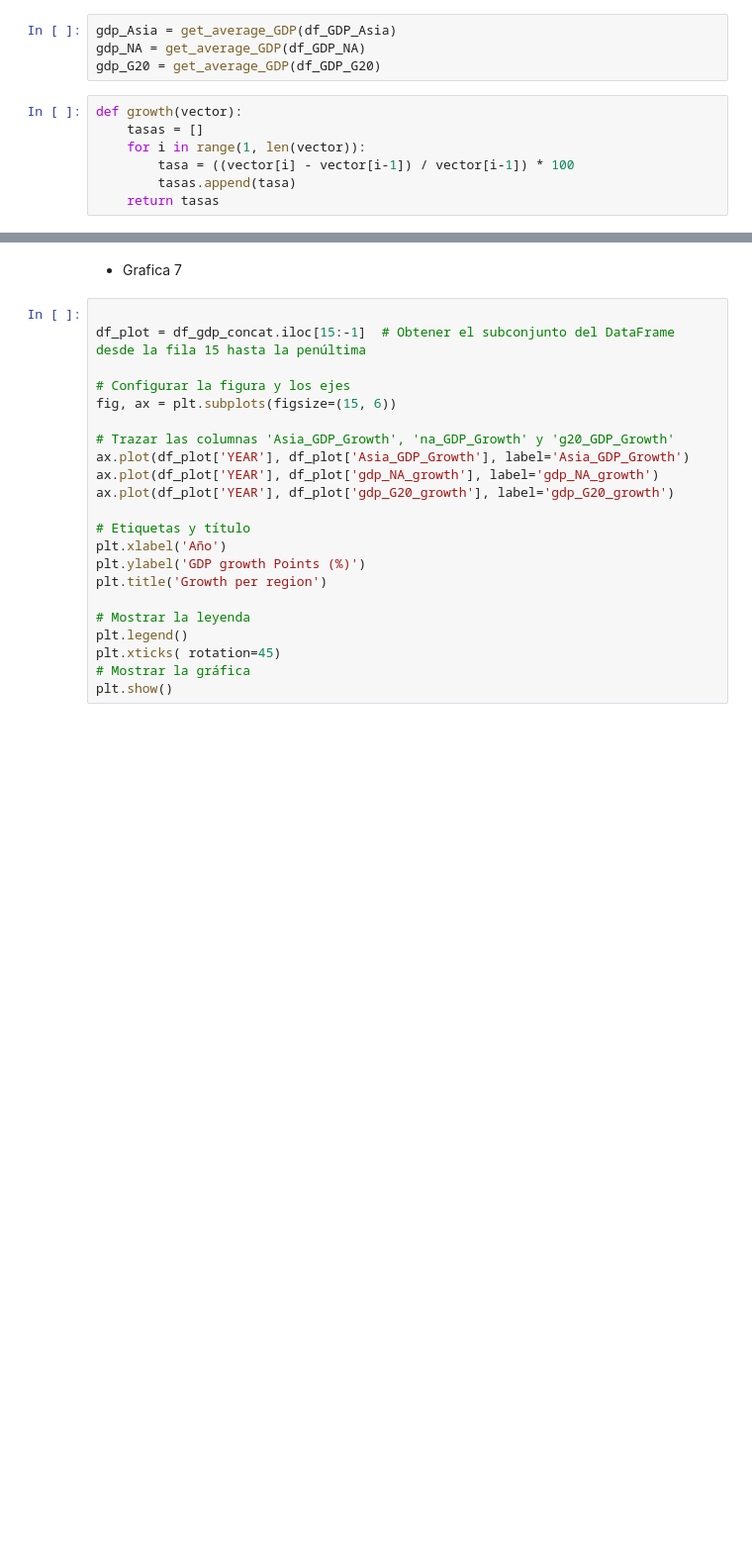
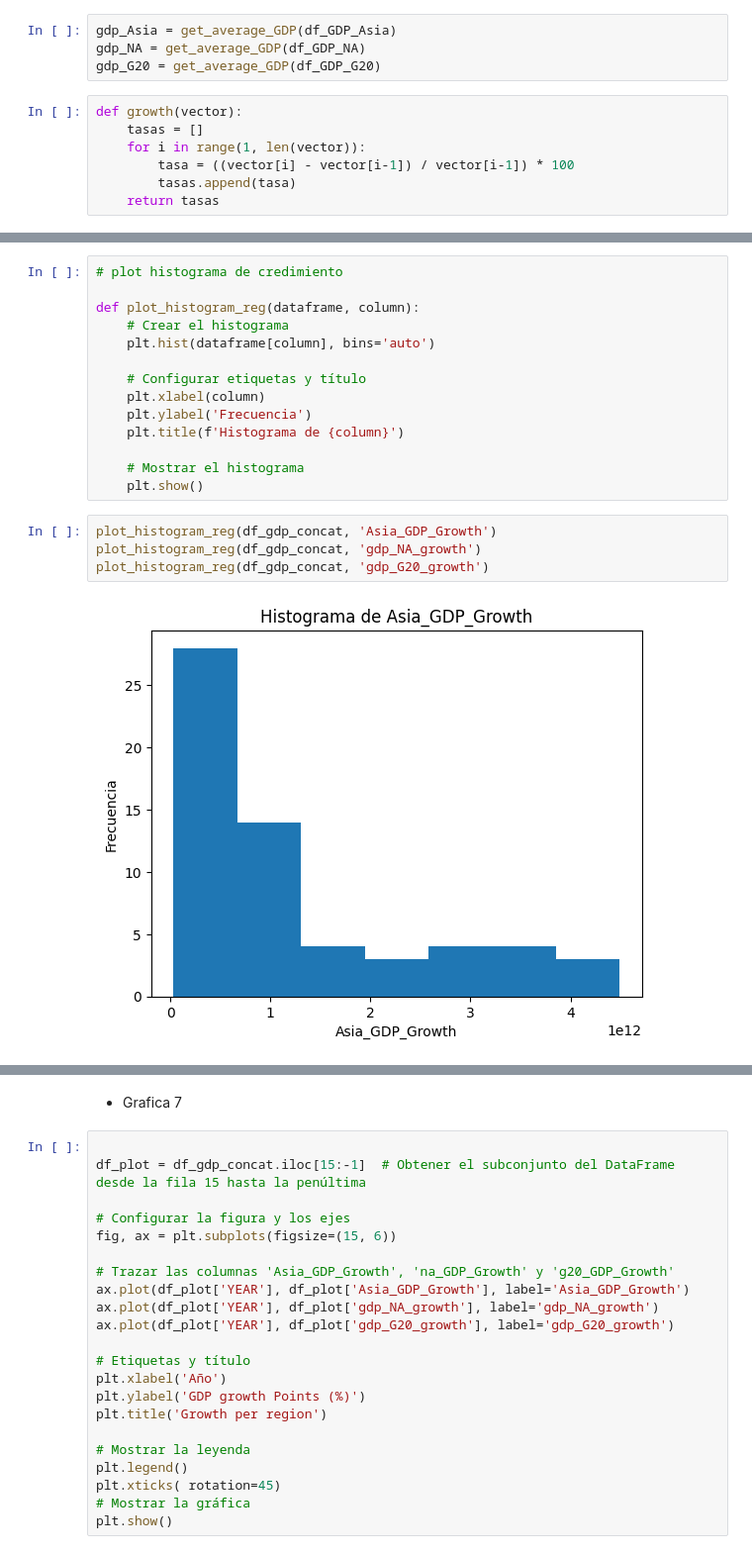
Before and after one commit to javiertejero1/Eda-Crisis_GDP, a Jupyter notebook: src/Notebooks/Clustering.ipynb, the cells around one changed output, grey strips where cells are left out. Shown at 99% size. Saved outputs shown, nothing was run; the diff lists cells and outputs as text; blank space fills up the shorter version.

```diff
--- a/src/Notebooks/Clustering.ipynb
+++ b/src/Notebooks/Clustering.ipynb
@@ -441,0 +477,20 @@ df_gdp_concat.insert(0, 'YEAR', years)
+# %%
+# plot histograma de credimiento
+
+def plot_histogram_reg(dataframe, column):
+    # Crear el histograma
+    plt.hist(dataframe[column], bins='auto')
+
+    # Configurar etiquetas y título
+    plt.xlabel(column)
+    plt.ylabel('Frecuencia')
+    plt.title(f'Histograma de {column}')
+
+    # Mostrar el histograma
+    plt.show()
+# %%
+plot_histogram_reg(df_gdp_concat, 'Asia_GDP_Growth')
+plot_histogram_reg(df_gdp_concat, 'gdp_NA_growth')
+plot_histogram_reg(df_gdp_concat, 'gdp_G20_growth')
+# %% [output]
+[figure, added]
```
Also changed, not shown: parts of 7 cells of this notebook.
